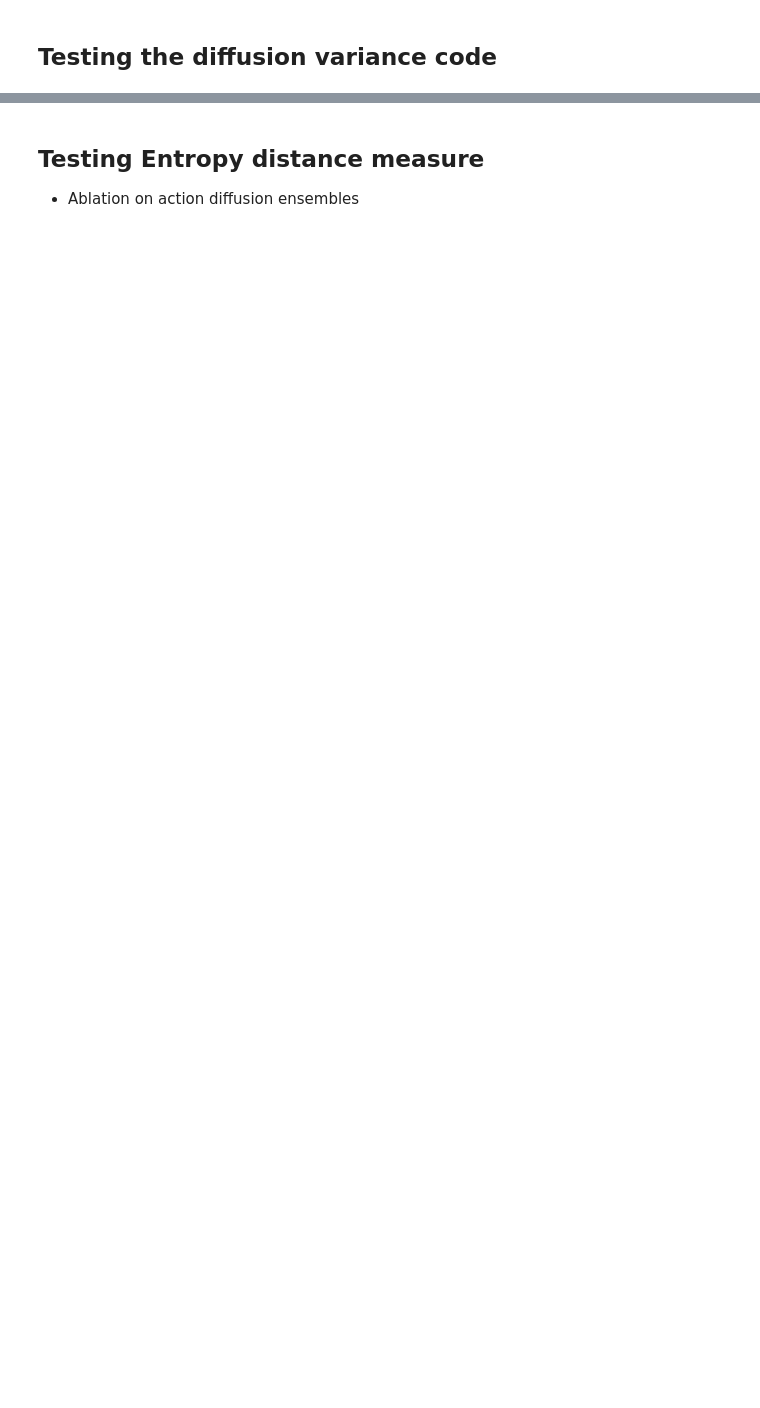
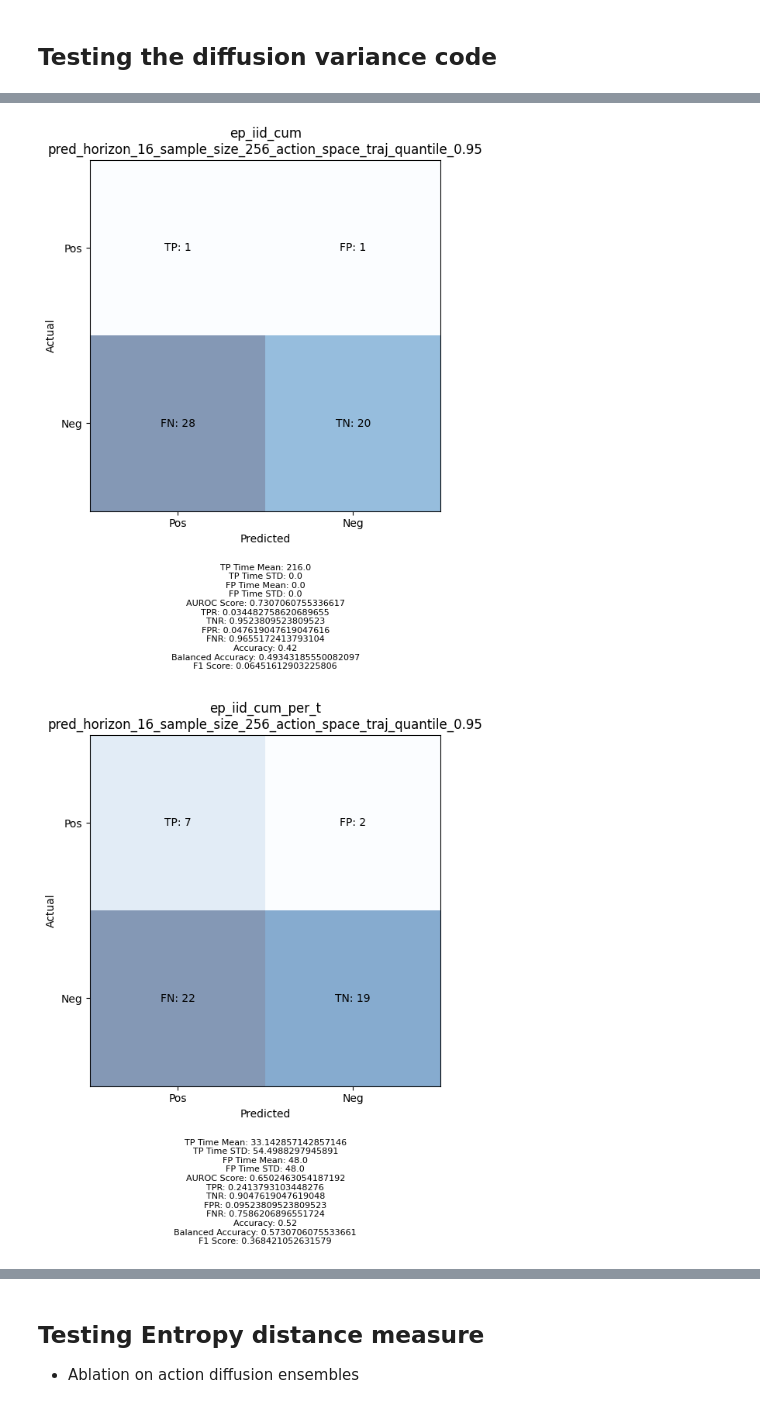
Before and after one commit to rajivswamy/action-diffusion-failure, a Jupyter notebook: failure_detector_stac_jayson.ipynb, the cells around one changed output, grey strips where cells are left out. Cells and saved outputs as stored; diff of their text form; code cells hidden in the pictures; blank space fills up the shorter version.

```diff
--- a/failure_detector_stac_jayson.ipynb
+++ b/failure_detector_stac_jayson.ipynb
@@ -1259,7 +1280,7 @@ conf_dict = {
     },
     "eval": {
         "consistency": {
-            "sample_sizes": [128, 256],
+            "sample_sizes": [256],
             "error_fns": ["mse_all", "mmd_rbf_all_median", "kde_kl_all_for_eig"],
             "pred_horizons": [16],
             "aggr_fns": ["min"]
@@ -1270,7 +1291,7 @@ conf_dict = {
             "score_fns": ["top5_cosine", "top10_cosine", "mahal", ""]
         },
         "ensemble": {
-            "sample_sizes": [128, 256],
+            "sample_sizes": [256],
             "pred_horizons": [16],
             "action_spaces": ["traj"]
         }
@@ -1281,7 +1302,7 @@ conf_dict = {
 cfg = omegaconf.OmegaConf.create(conf_dict)
 
 demo_dataset_path = "logs/datasets/no_domain_randomization_v8_simple_env"
-test_dataset_path = "logs/datasets/domain_randomization_v2"
+test_dataset_path = "logs/datasets/domain_randomization_v1"
 # %%
 # Eval code
-output_data = evaluate_diffusion_ensemble(cfg, demo_dataset_path, test_dataset_path)
+output_diffusion_data = evaluate_diffusion_ensemble(cfg, demo_dataset_path, test_dataset_path)
@@ -1287,0 +1313,6 @@ output_data = evaluate_diffusion_ensemble(cfg, demo_dataset_path, test_dataset_p
+# %%
+# Plot confusion matrices for diffusion ensemble
+plot_confusion_matrix(output_diffusion_data)
+# %% [output]
+[figure, added]
+[figure, added]
```
Also changed, not shown: parts of 25 cells of this notebook.
